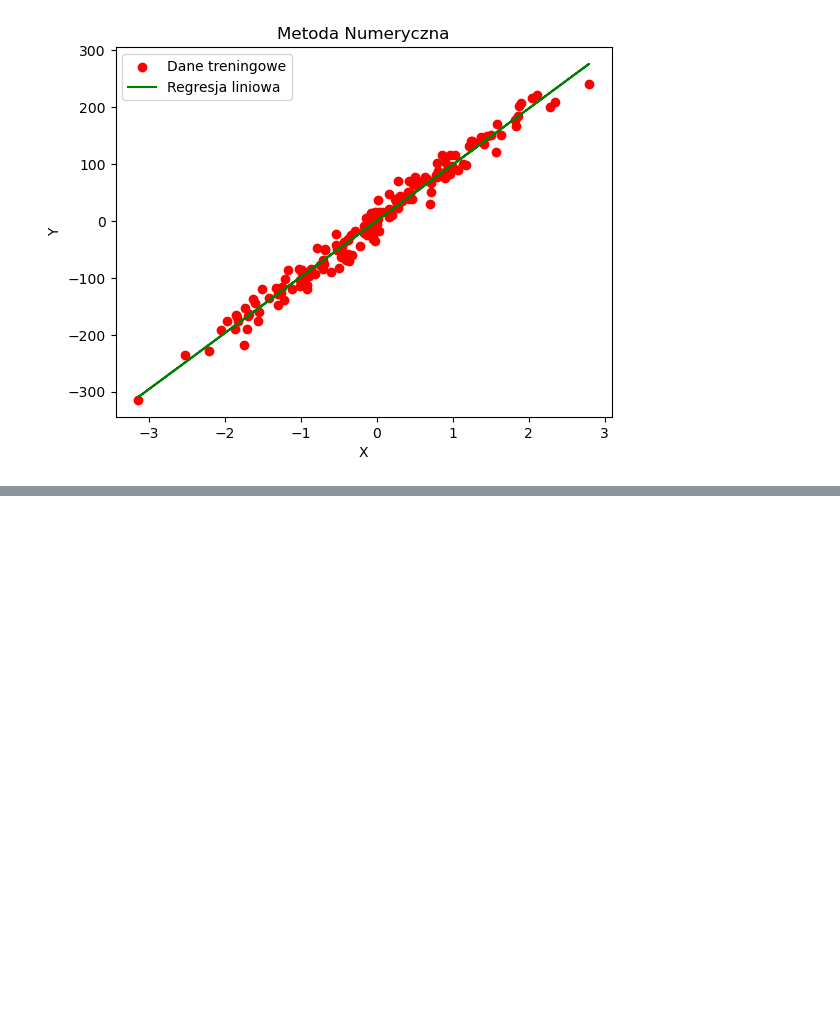
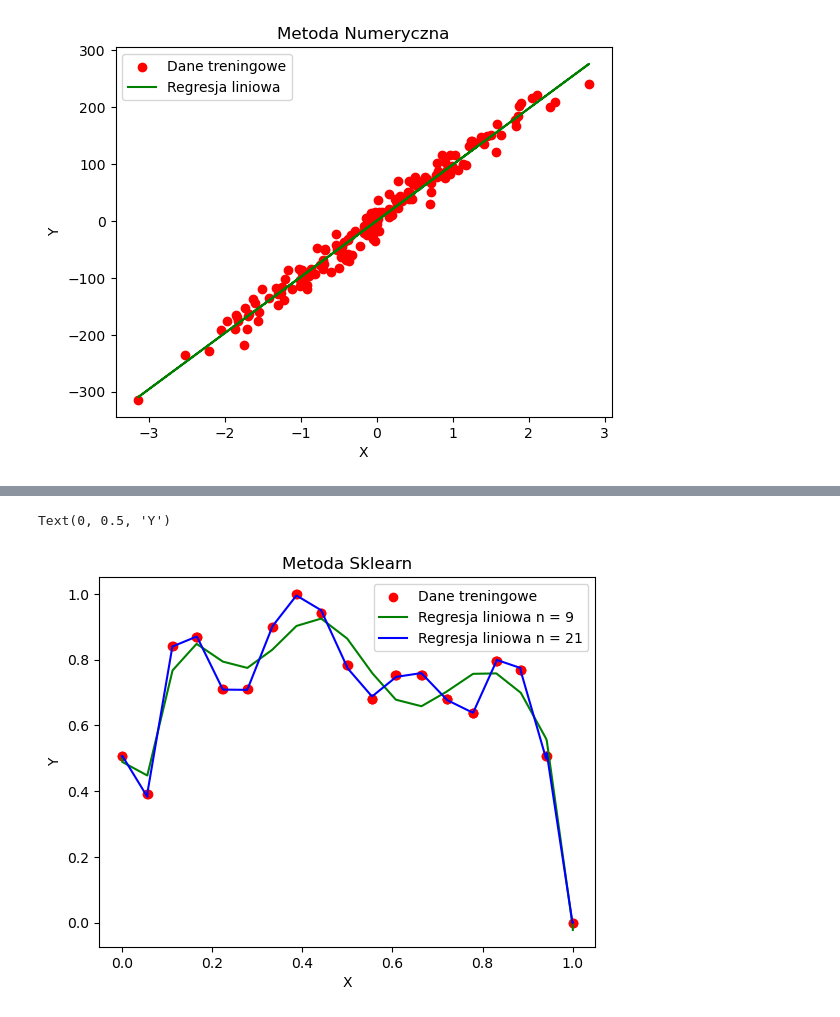
Before and after one commit to HaZhul/ML-models, a Jupyter notebook: PUM1/Lab1.ipynb, the cells around one changed output, grey strips where cells are left out. Cells and saved outputs as stored; diff of their text form; code cells hidden in the pictures; blank space fills up the shorter version.

```diff
--- a/PUM1/Lab1.ipynb
+++ b/PUM1/Lab1.ipynb
@@ -123,0 +152,15 @@ ValueError: matmul: Input operand 1 has a mismatch in its core dimension 0, with
+# %%
+# plt.plot(X_1, y_pred_9_1, color='pink', label='Metoda Analityczna n = 9')
+# plt.plot(X_1, y_pred_21_1, color='yellow', label='Metoda Analityczna n = 21')
+plt.scatter(X_1, y_1, color='red', label='Dane treningowe')
+
+
+plt.plot(X_1, y_pred_9_1_linear, color='green', label='Regresja liniowa n = 9')
+plt.plot(X_1, y_pred_21_1_linear, color='blue', label='Regresja liniowa n = 21')
+plt.title('Metoda Sklearn')
+plt.legend()
+plt.xlabel('X')
+plt.ylabel('Y')
+# %% [output]
+Text(0, 0.5, 'Y')
+[figure, added]
```
Also changed, not shown: parts of 4 cells of this notebook.
